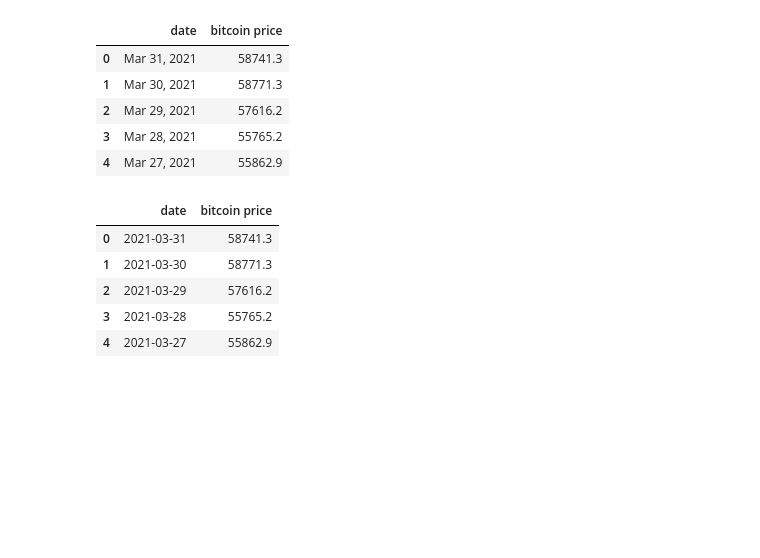
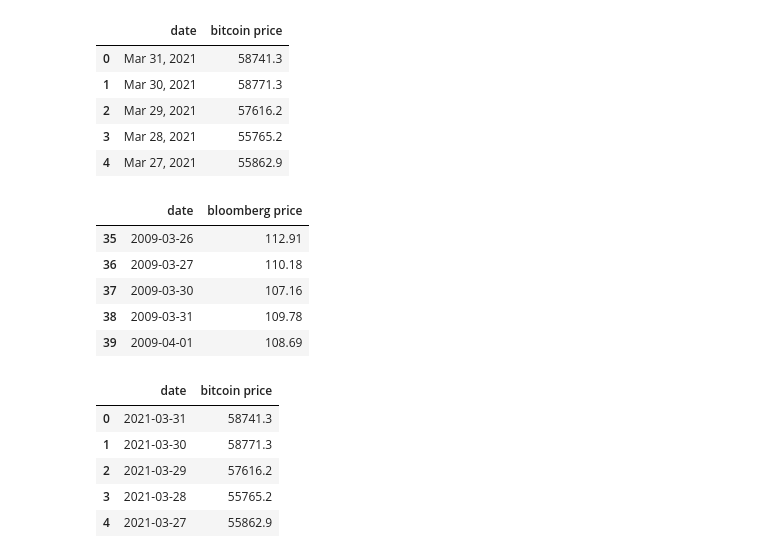
Before and after one commit to hanson0629/project1_repo, a Jupyter notebook: project1_draft.ipynb, the cells around one changed output. Drawn from its saved outputs; the diff is of its cells as text; code cells hidden in the pictures; blank space fills up the shorter version.

```diff
--- a/project1_draft.ipynb
+++ b/project1_draft.ipynb
@@ -118,6 +118,15 @@ treasure_data['treasure index price']= treasure_data['treasure index price'].ast
 cpi_data['cpi price'] = cpi_data['cpi price'].astype(float)
 bloomberg_data['bloomberg price'] = bloomberg_data['bloomberg price'].astype(float)
 bitcoin_data['bitcoin price'] = bitcoin_data['bitcoin price'].astype(float)
+# %%
+bloomberg_data.head()
+# %% [output]
+|  | date | bloomberg price |
+| 35 | 2009-03-26 | 112.91 |
+| 36 | 2009-03-27 | 110.18 |
+| 37 | 2009-03-30 | 107.16 |
+| 38 | 2009-03-31 | 109.78 |
+| 39 | 2009-04-01 | 108.69 |
 # %%
 bitcoin_data.head()
 # %% [output]
```
Also changed, not shown: parts of 1 cell of this notebook, 2 other files.
